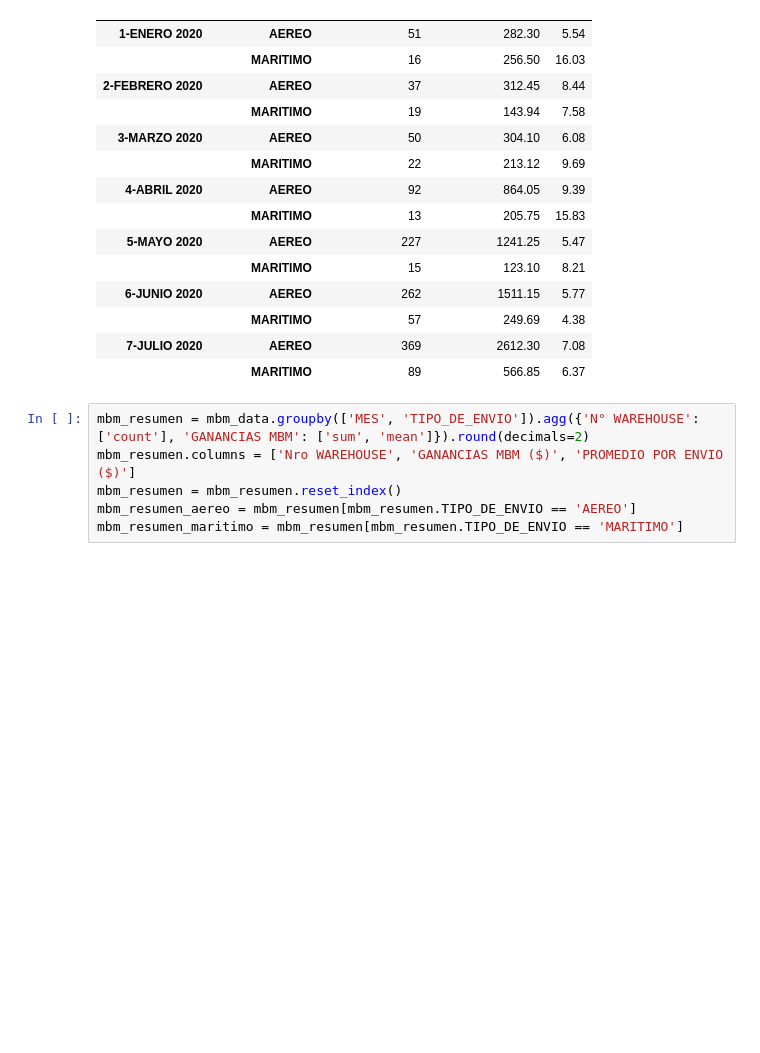
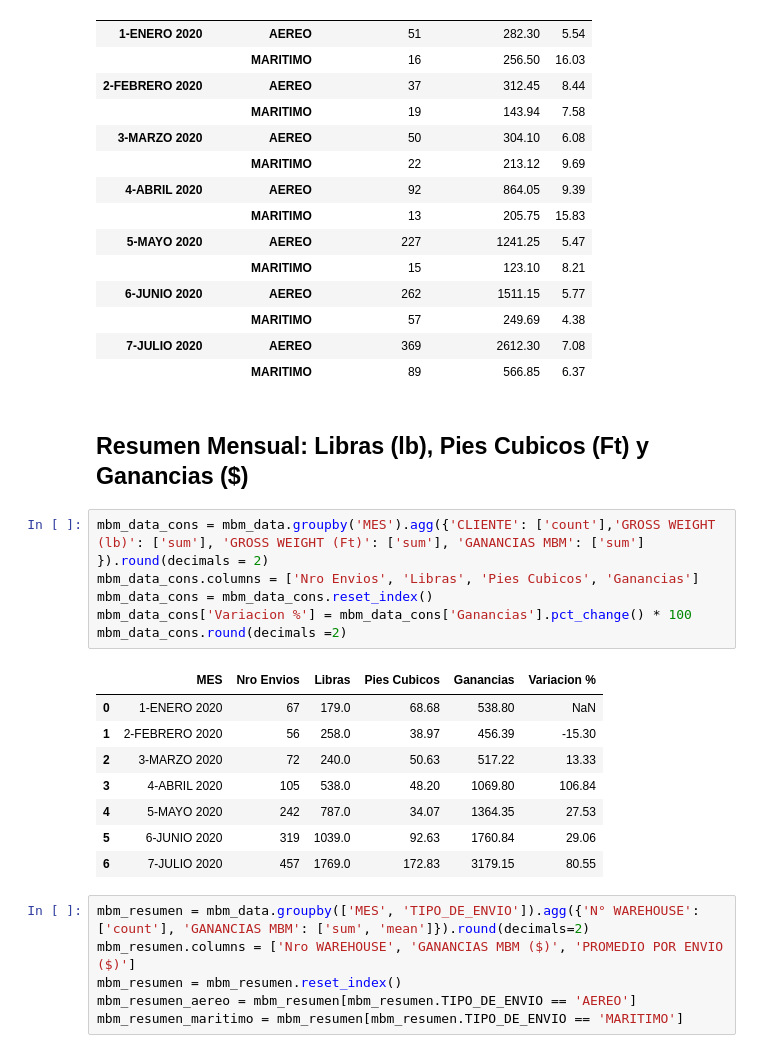
Before and after one commit to MagcDEV/mbmData, a Jupyter notebook: reporte_de_Ventas.ipynb, the cells around one changed output. Saved outputs shown, nothing was run; the diff lists cells and outputs as text; blank space fills up the shorter version.

```diff
--- a/reporte_de_Ventas.ipynb
+++ b/reporte_de_Ventas.ipynb
@@ -56,6 +58,23 @@ mbm_data.groupby(['MES', 'TIPO_DE_ENVIO']).agg({'N° WAREHOUSE': ['count'], 'GAN
 |  | MARITIMO | 57 | 249.69 | 4.38 |
 | 7-JULIO 2020 | AEREO | 369 | 2612.30 | 7.08 |
 |  | MARITIMO | 89 | 566.85 | 6.37 |
+# %% [markdown]
+## Resumen Mensual: Libras (lb), Pies Cubicos (Ft) y Ganancias ($)
+# %%
+mbm_data_cons = mbm_data.groupby('MES').agg({'CLIENTE': ['count'],'GROSS WEIGHT (lb)': ['sum'], 'GROSS WEIGHT (Ft)': ['sum'], 'GANANCIAS MBM': ['sum'] }).round(decimals = 2)
+mbm_data_cons.columns = ['Nro Envios', 'Libras', 'Pies Cubicos', 'Ganancias']
+mbm_data_cons = mbm_data_cons.reset_index()
+mbm_data_cons['Variacion %'] = mbm_data_cons['Ganancias'].pct_change() * 100
+mbm_data_cons.round(decimals =2)
+# %% [output]
+|  | MES | Nro Envios | Libras | Pies Cubicos | Ganancias | Variacion % |
+| 0 | 1-ENERO 2020 | 67 | 179.0 | 68.68 | 538.80 | NaN |
+| 1 | 2-FEBRERO 2020 | 56 | 258.0 | 38.97 | 456.39 | -15.30 |
+| 2 | 3-MARZO 2020 | 72 | 240.0 | 50.63 | 517.22 | 13.33 |
+| 3 | 4-ABRIL 2020 | 105 | 538.0 | 48.20 | 1069.80 | 106.84 |
+| 4 | 5-MAYO 2020 | 242 | 787.0 | 34.07 | 1364.35 | 27.53 |
+| 5 | 6-JUNIO 2020 | 319 | 1039.0 | 92.63 | 1760.84 | 29.06 |
+| 6 | 7-JULIO 2020 | 457 | 1769.0 | 172.83 | 3179.15 | 80.55 |
 # %%
 mbm_resumen = mbm_data.groupby(['MES', 'TIPO_DE_ENVIO']).agg({'N° WAREHOUSE': ['count'], 'GANANCIAS MBM': ['sum', 'mean']}).round(decimals=2)
 mbm_resumen.columns = ['Nro WAREHOUSE', 'GANANCIAS MBM ($)', 'PROMEDIO POR ENVIO ($)']
```
Also changed, not shown: parts of 3 cells of this notebook, 6 other files.
